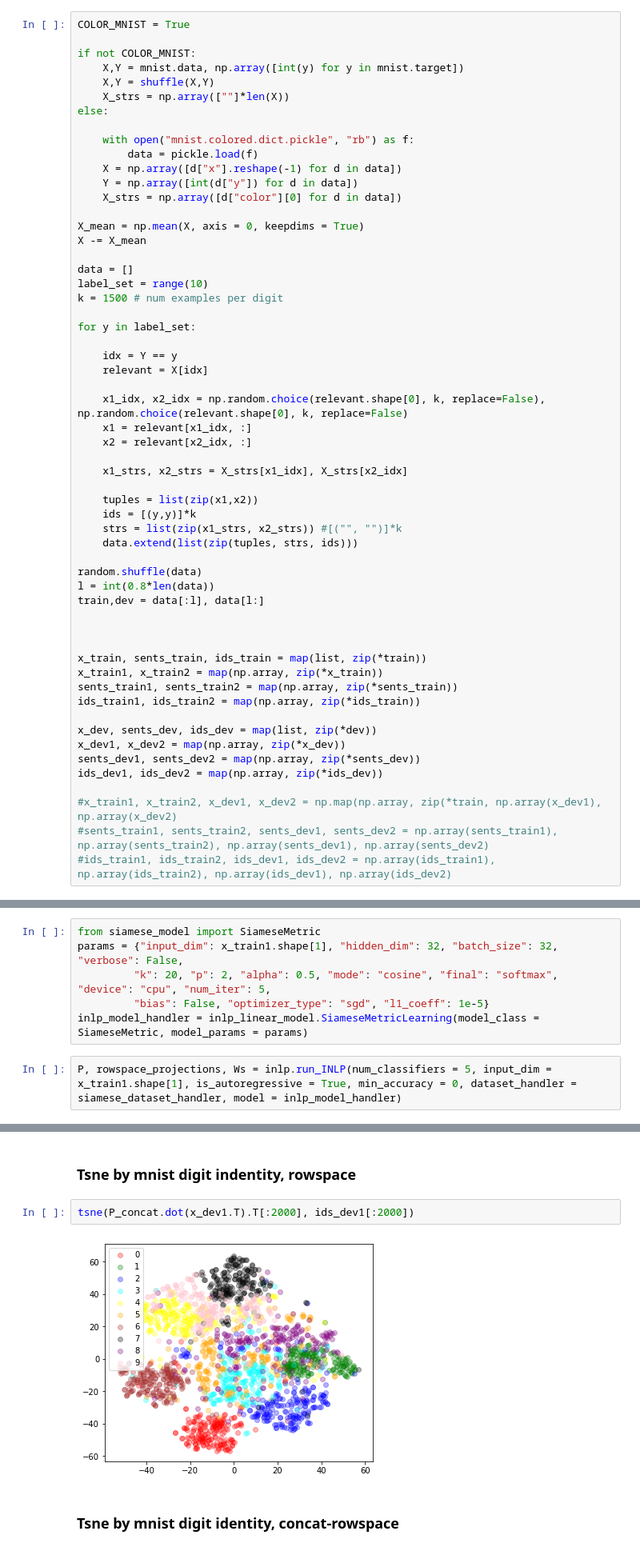
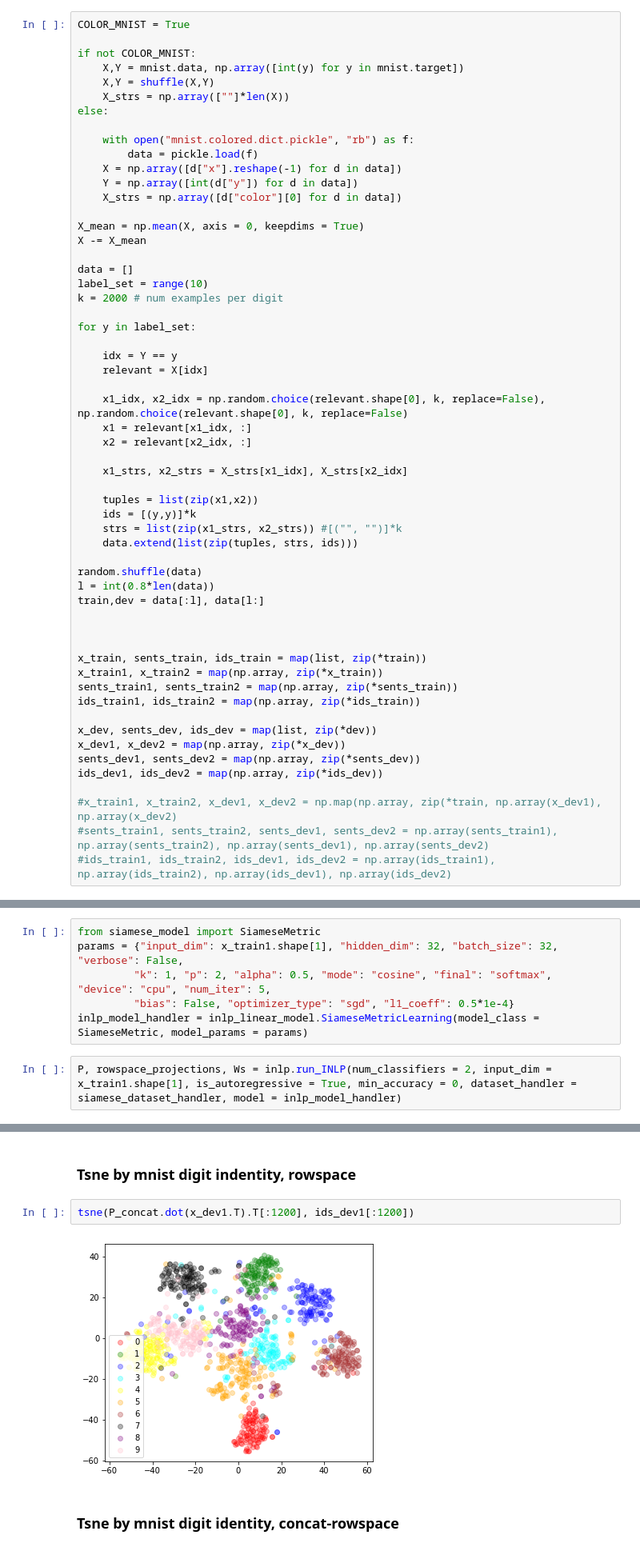
Before and after one commit to shauli-ravfogel/nullspace_projection, a Jupyter notebook: src/inlp-oop/usage_example.ipynb, the cells around one changed output, grey strips where cells are left out. Shown: that part at 80% size. Cells and saved outputs as stored; diff of their text form.

```diff
--- a/src/inlp-oop/usage_example.ipynb
+++ b/src/inlp-oop/usage_example.ipynb
@@ -113,7 +89,7 @@ X -= X_mean
 
 data = []
 label_set = range(10)
-k = 1500 # num examples per digit
+k = 2000 # num examples per digit
 
 for y in label_set:
 
@@ -181,11 +157,11 @@ siamese_dataset_handler = inlp_dataset_handler.MetricSiameseDatasetHandler((x_tr
 # %%
 from siamese_model import SiameseMetric
 params = {"input_dim": x_train1.shape[1], "hidden_dim": 32, "batch_size": 32, "verbose": False,
-         "k": 20, "p": 2, "alpha": 0.5, "mode": "cosine", "final": "softmax", "device": "cpu", "num_iter": 5,
-         "bias": False, "optimizer_type": "sgd", "l1_coeff": 1e-5}
+         "k": 1, "p": 2, "alpha": 0.5, "mode": "cosine", "final": "softmax", "device": "cpu", "num_iter": 5,
+         "bias": False, "optimizer_type": "sgd", "l1_coeff": 0.5*1e-4}
 inlp_model_handler = inlp_linear_model.SiameseMetricLearning(model_class = SiameseMetric, model_params = params)
 # %%
-P, rowspace_projections, Ws = inlp.run_INLP(num_classifiers = 5, input_dim = x_train1.shape[1], is_autoregressive = True, min_accuracy = 0, dataset_handler = siamese_dataset_handler, model = inlp_model_handler)
+P, rowspace_projections, Ws = inlp.run_INLP(num_classifiers = 2, input_dim = x_train1.shape[1], is_autoregressive = True, min_accuracy = 0, dataset_handler = siamese_dataset_handler, model = inlp_model_handler)
 # %% [output]
 0        l                Linear   75 K
 1  loss_fn  BatchHardTripletLoss    0
@@ -254,9 +224,9 @@ tsne(x_dev1[:2000], ids_dev1[:2000])
 # %% [markdown]
 ### Tsne by mnist digit indentity, rowspace
 # %%
-tsne(P_concat.dot(x_dev1.T).T[:2000], ids_dev1[:2000])
+tsne(P_concat.dot(x_dev1.T).T[:1200], ids_dev1[:1200])
 # %% [output]
-[figure, old version]
+[figure, new version]
 # %% [markdown]
 ### Tsne by mnist digit identity, concat-rowspace
 # %%
```
Also changed, not shown: parts of 9 cells of this notebook.
